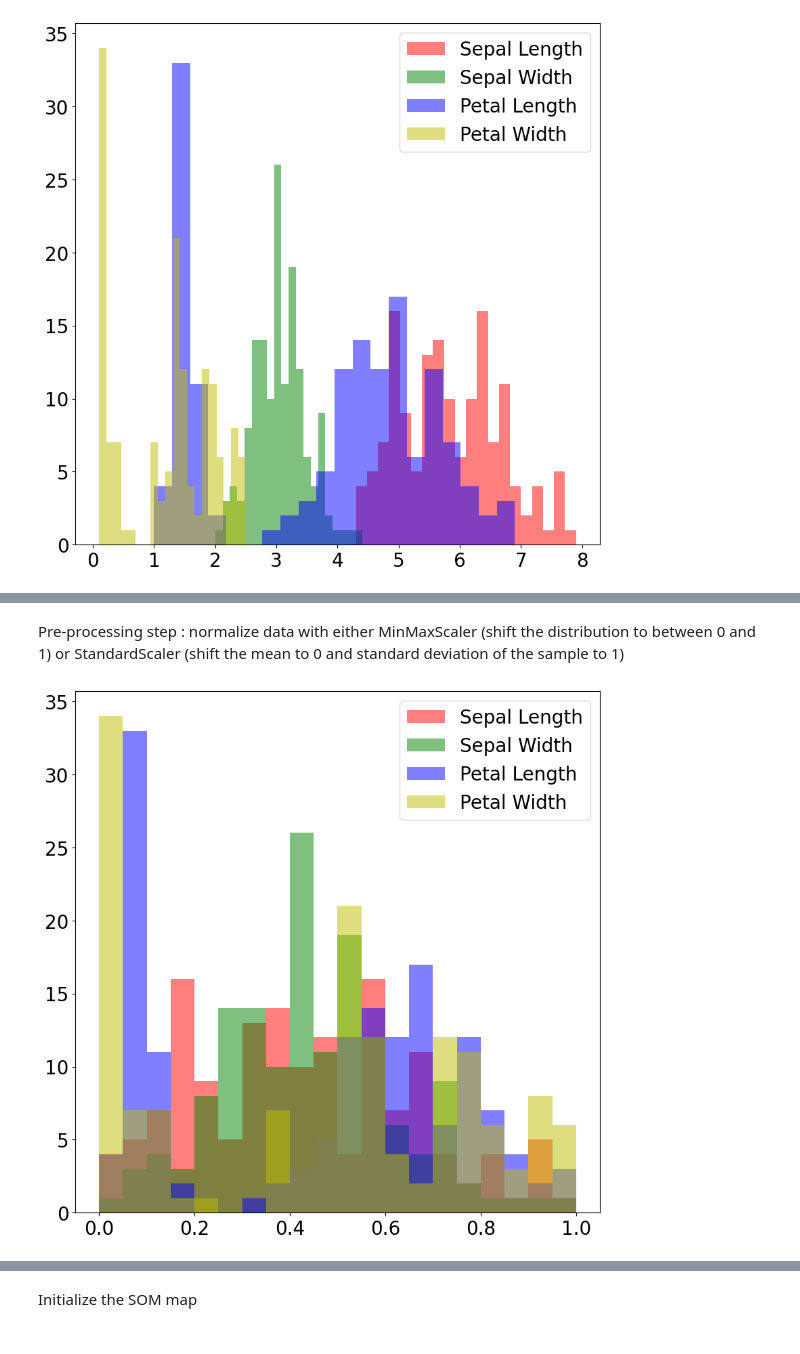
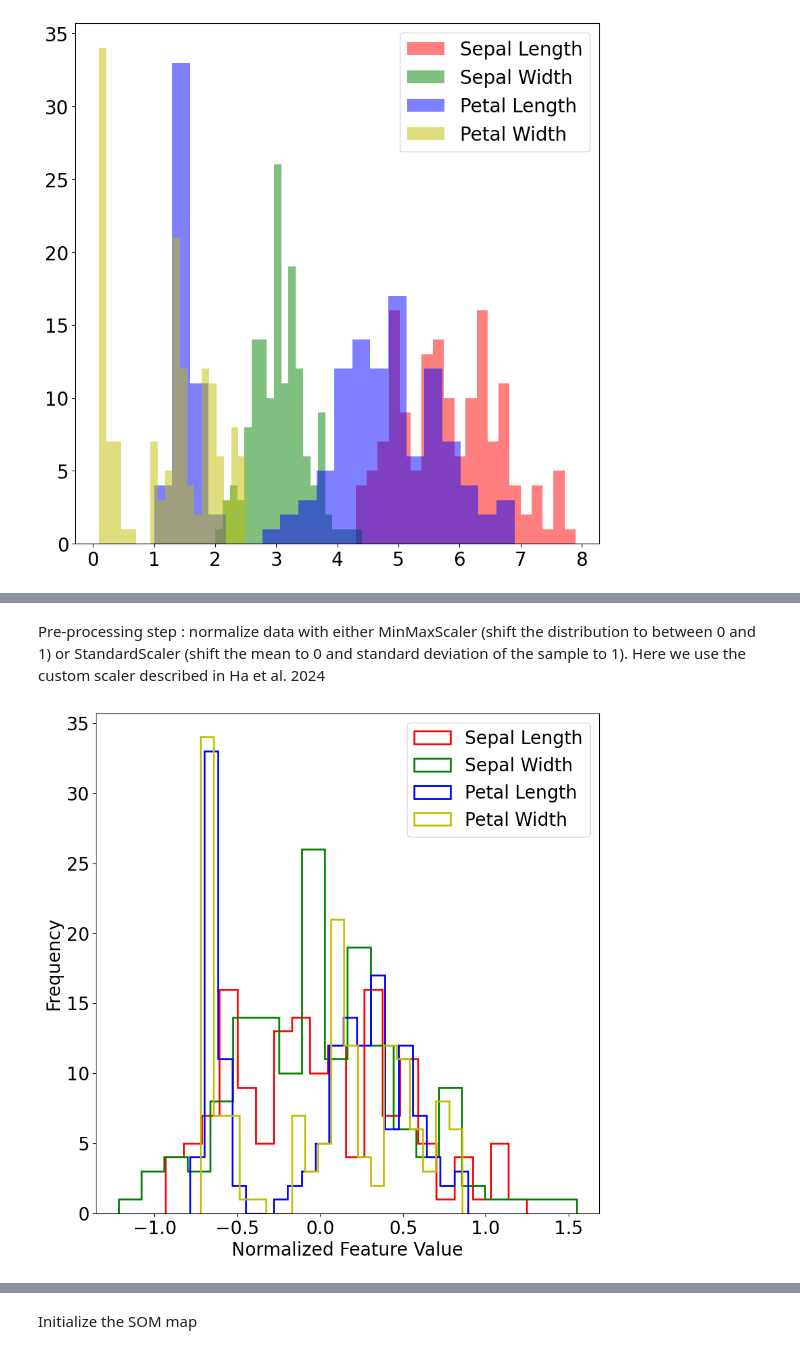
Before and after one commit to tvh0021/aweSOM, a Jupyter notebook: examples/iris.ipynb, the cells around one changed output, grey strips where cells are left out. Cells and saved outputs as stored; diff of their text form; code cells hidden in the pictures.

```diff
--- a/examples/iris.ipynb
+++ b/examples/iris.ipynb
@@ -62,17 +57,17 @@ No artists with labels found to put in legend.  Note that artists whose label st
 # %% [markdown]
-Pre-processing step : normalize data with either MinMaxScaler (shift the distribution to between 0 and 1) or StandardScaler (shift the mean to 0 and standard deviation of the sample to 1)
+Pre-processing step : normalize data with either MinMaxScaler (shift the distribution to between 0 and 1) or StandardScaler (shift the mean to 0 and standard deviation of the sample to 1). Here we use the custom scaler described in Ha et al. 2024
 # %%
-from sklearn.preprocessing import MinMaxScaler
-from sklearn.preprocessing import StandardScaler
-scaler = MinMaxScaler()#StandardScaler() #
-iris_data_transformed = scaler.fit_transform(iris.data)
+import aweSOM.run_som as rs
+iris_data_transformed = rs.manual_scaling(iris.data)
 
 plt.figure(figsize=(10, 10))
-plt.hist(iris_data_transformed[:,0], bins=20, color='r', alpha=0.5, label='Sepal Length')
-plt.hist(iris_data_transformed[:,1], bins=20, color='g', alpha=0.5, label='Sepal Width')
-plt.hist(iris_data_transformed[:,2], bins=20, color='b', alpha=0.5, label='Petal Length')
-plt.hist(iris_data_transformed[:,3], bins=20, color='y', alpha=0.5, label='Petal Width')
+plt.hist(iris_data_transformed[:,0], bins=20, color='r', label='Sepal Length', histtype='step', linewidth=2)
+plt.hist(iris_data_transformed[:,1], bins=20, color='g', label='Sepal Width', histtype='step', linewidth=2)
+plt.hist(iris_data_transformed[:,2], bins=20, color='b', label='Petal Length', histtype='step', linewidth=2)
+plt.hist(iris_data_transformed[:,3], bins=20, color='y', label='Petal Width', histtype='step', linewidth=2)
+plt.xlabel('Normalized Feature Value')
+plt.ylabel('Frequency')
 plt.legend()
 plt.show()
 # %% [output]
-[figure, old version]
+[figure, new version]
```
Also changed, not shown: parts of 41 cells of this notebook, 6 other files.
